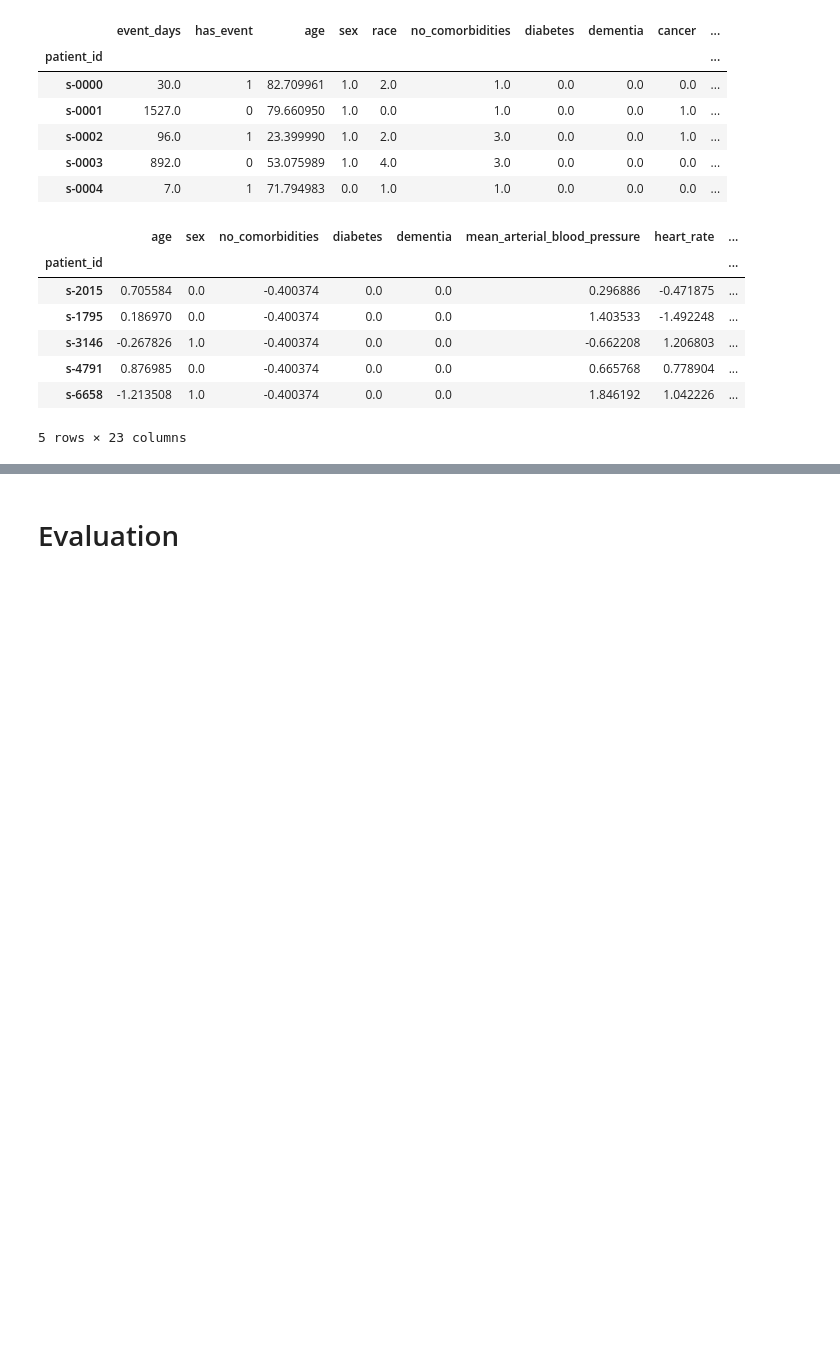
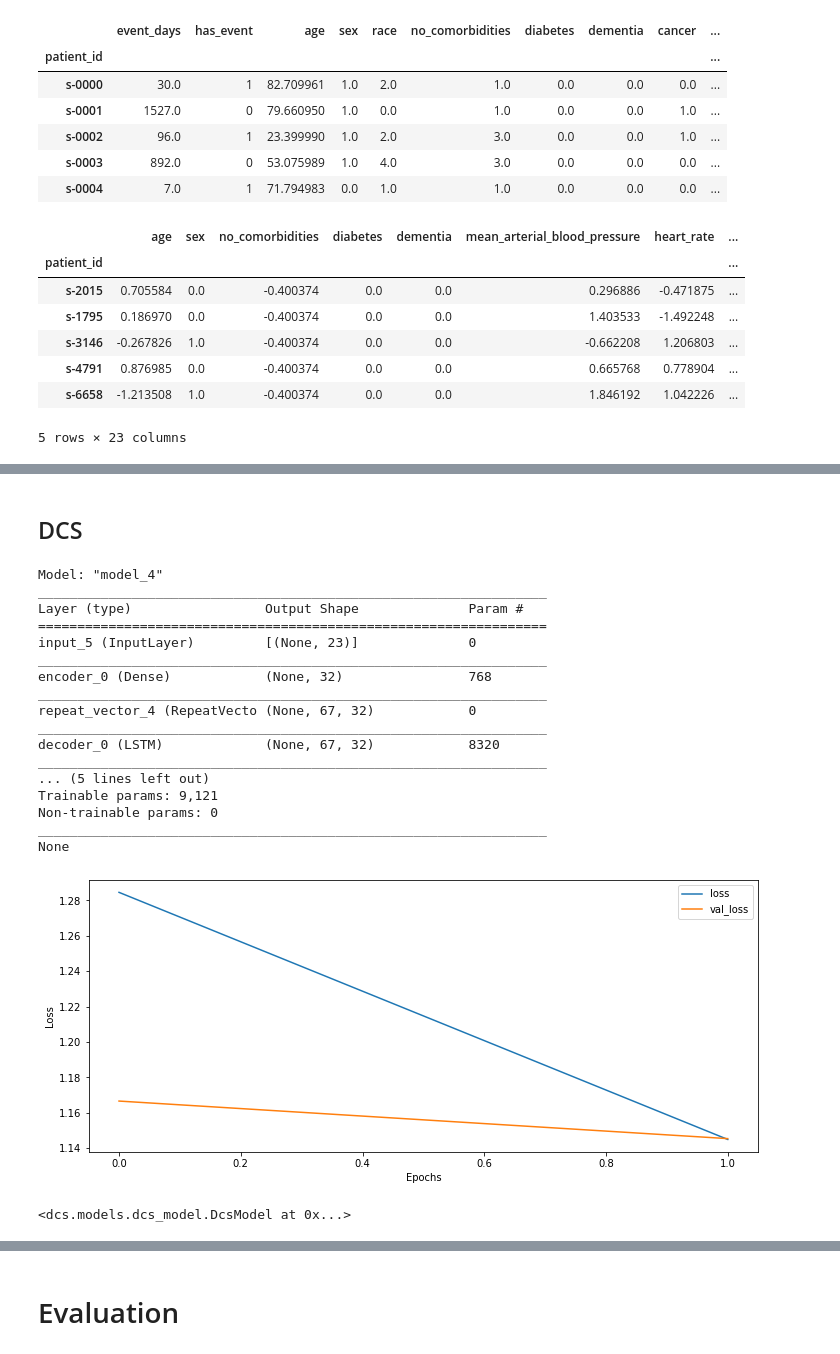
Before and after one commit to imsb-uke/dcsurv, a Jupyter notebook: example.ipynb, the cells around one changed output, grey strips where cells are left out. Drawn from its saved outputs; the diff is of its cells as text; code cells hidden in the pictures; blank space fills up the shorter version.

```diff
--- a/example.ipynb
+++ b/example.ipynb
@@ -99,0 +109,40 @@ Convergence success after 12 iterations.
+# %% [markdown]
+## DCS
+# %%
+train_max_months = int(np.ceil(train_y['event_days'].max() * 12 / 365))
+
+dcs_model = dcs.models.DcsModel(
+    epochs=2,
+    batch_size=50,
+    learning_rate = 1e-3,
+    sigma=0.7,
+    lambda_=1,
+    output_grid_type='quantile',
+    output_grid_num_nodes=train_max_months,
+    validation_size=.1,
+    verbose=True)
+
+dcs_model.fit(train_X_t, train_y)
+dcs_model.plot_history()
+
+dcs_model
+# %% [output]
+Model: "model_4"
+_________________________________________________________________
+Layer (type)                 Output Shape              Param #
+=================================================================
+input_5 (InputLayer)         [(None, 23)]              0
+_________________________________________________________________
+encoder_0 (Dense)            (None, 32)                768
+_________________________________________________________________
+repeat_vector_4 (RepeatVecto (None, 67, 32)            0
+_________________________________________________________________
+decoder_0 (LSTM)             (None, 67, 32)            8320
+_________________________________________________________________
+... (5 lines left out)
+Trainable params: 9,121
+Non-trainable params: 0
+_________________________________________________________________
+None
+[figure, added]
+<dcs.models.dcs_model.DcsModel at 0x...>
```
Also changed, not shown: parts of 11 cells of this notebook, 7 other files.
